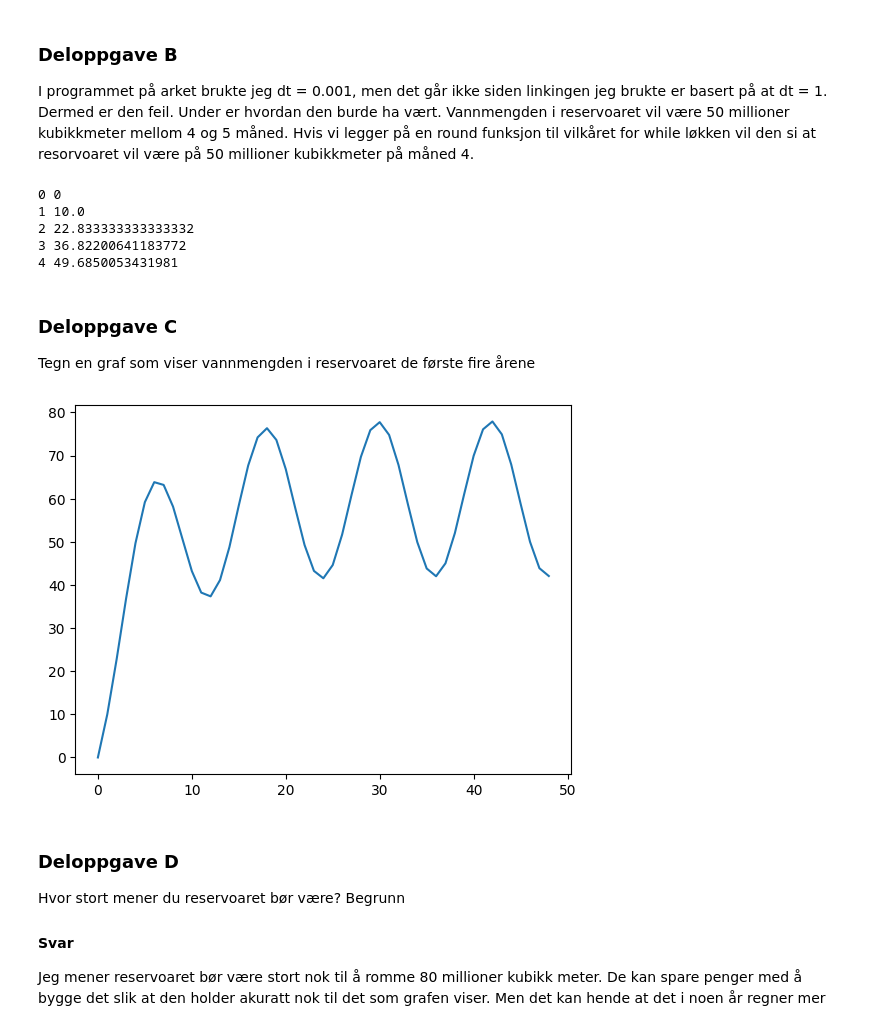
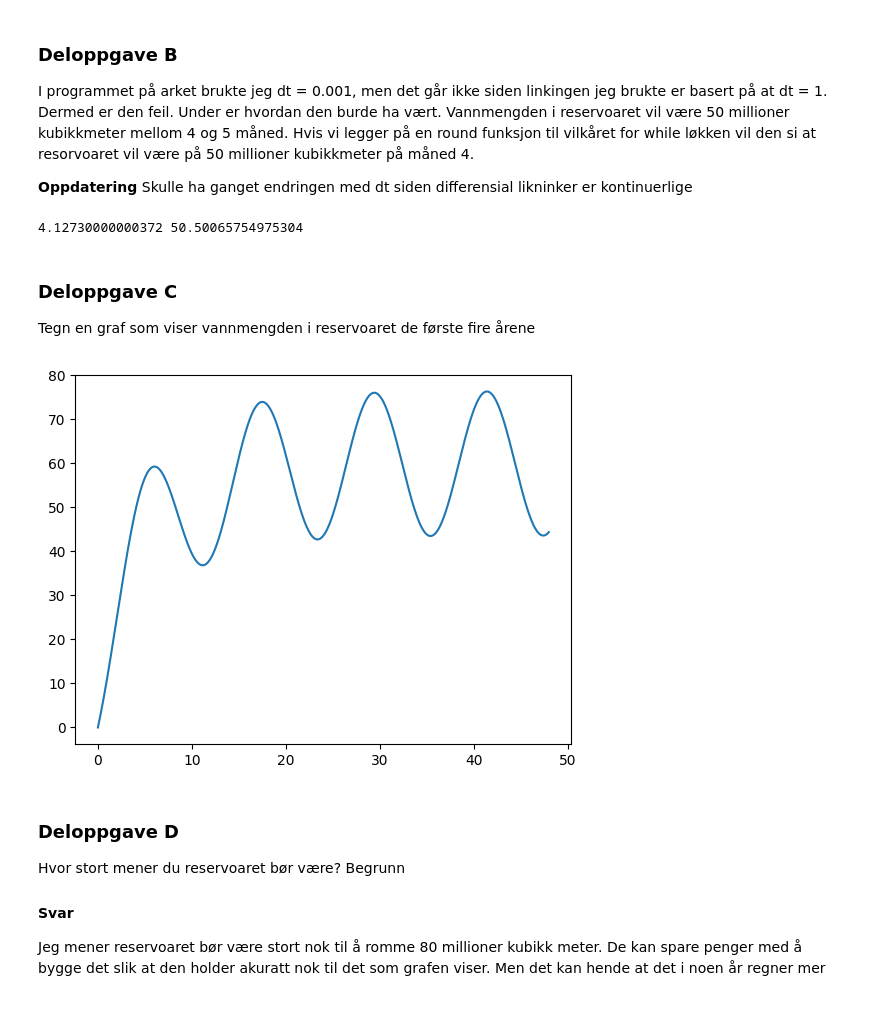
Before and after one commit to ProgMod-X/Oppgaver, a Jupyter notebook: Innleveringer-Prøver/05.02.24/rohaanSolve.ipynb, the cells around one changed output. Drawn from its saved outputs; the diff is of its cells as text; code cells hidden in the pictures.

```diff
--- a/Innleveringer-Prøver/05.02.24/rohaanSolve.ipynb
+++ b/Innleveringer-Prøver/05.02.24/rohaanSolve.ipynb
@@ -1,51 +1,51 @@
 # %% [markdown]
 ### Deloppgave B
 I programmet på arket brukte jeg dt = 0.001, men det går ikke siden linkingen jeg brukte er basert på at dt = 1. Dermed er den feil. Under er hvordan den burde ha vært. Vannmengden i reservoaret vil være 50 millioner kubikkmeter mellom 4 og 5 måned. Hvis vi legger på en round funksjon til vilkåret for while løkken vil den si at resorvoaret vil være på 50 millioner kubikkmeter på måned 4.
+
+**Oppdatering**
+Skulle ha ganget endringen med dt siden differensial likninker er kontinuerlige
 # %%
 import matplotlib.pyplot as plt
 import math
 
 t = 0
-dt = 1
+dt = 0.0001
 reservoar = 0
 
 while round(reservoar) <= 50:
-    print(t, reservoar)
+    # print(t, reservoar)
 
-    reservoar += -reservoar * 1/6 + 10 + 9 * math.sin(math.pi / 6 * t)
+    reservoar += (-reservoar * 1/6 + 10 + 9 * math.sin(math.pi / 6 * t)) * dt
     t += dt
+print(t, reservoar)
 # %% [output]
-0 0
-1 10.0
-2 22.833333333333332
-3 36.82200641183772
-4 49.6850053431981
+4.12730000000372 50.50065754975304
 # %% [markdown]
 ### Deloppgave C
 Tegn en graf som viser vannmengden i reservoaret de første fire årene
 # %%
 import matplotlib.pyplot as plt
 import math
 
 t = 0
-dt = 1
+dt = 0.0001
 reservoar = 0
 tmaks = 4 * 12
 
 x_list =  []
 y_list = []
 
 while t <= tmaks:
     x_list.append(t)
     y_list.append(reservoar)
 
-    reservoar += -reservoar * 1/6 + 10 + 9 * math.sin(math.pi / 6 * t)
+    reservoar += (-reservoar * 1/6 + 10 + 9 * math.sin(math.pi / 6 * t))*dt
     t += dt
 
 plt.plot(x_list, y_list)
 plt.show()
 # %% [output]
-[figure, old version]
+[figure, new version]
 # %% [markdown]
 ### Deloppgave D
 Hvor stort mener du reservoaret bør være? Begrunn
```
Also changed, not shown: parts of 2 cells of this notebook.
